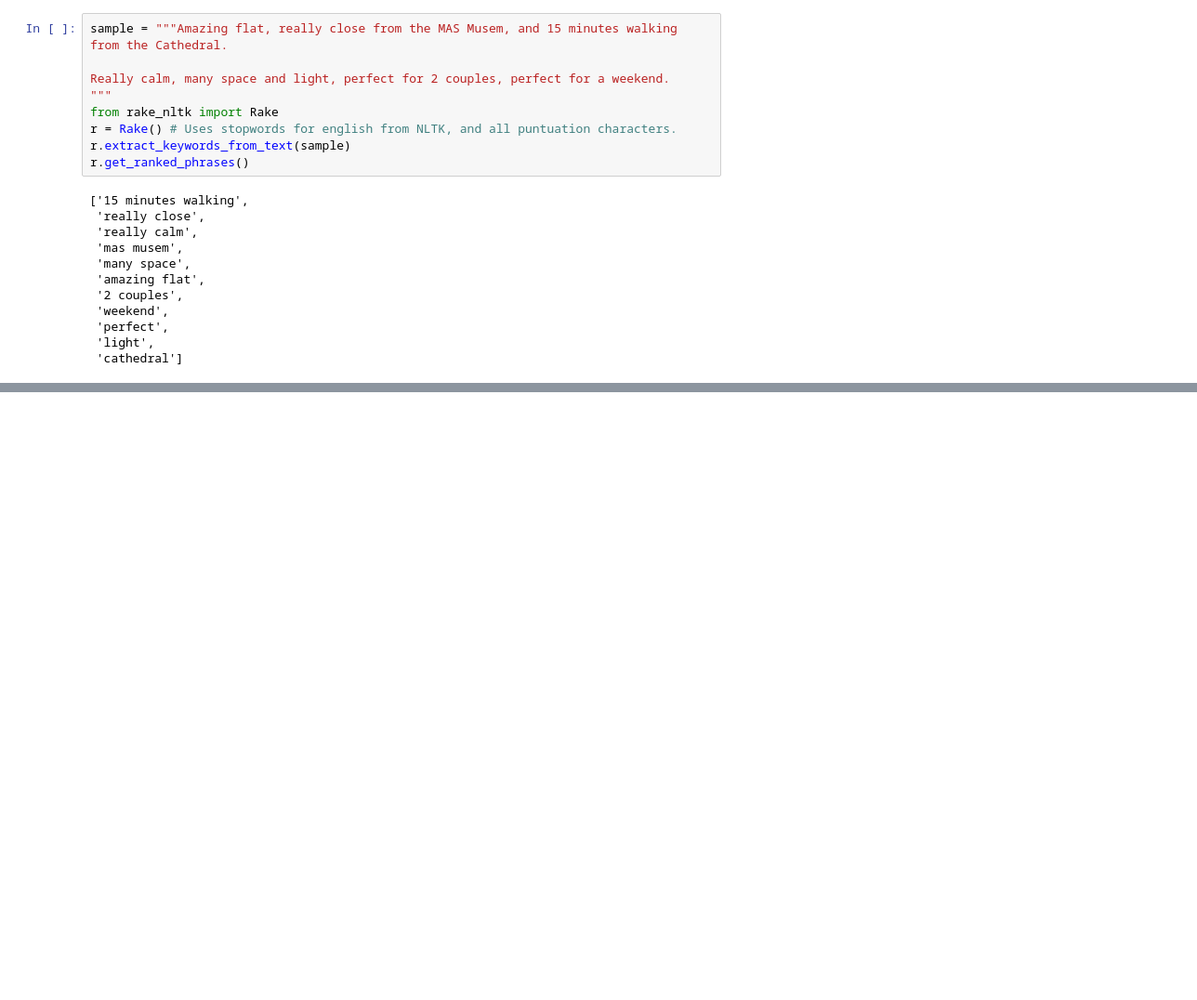
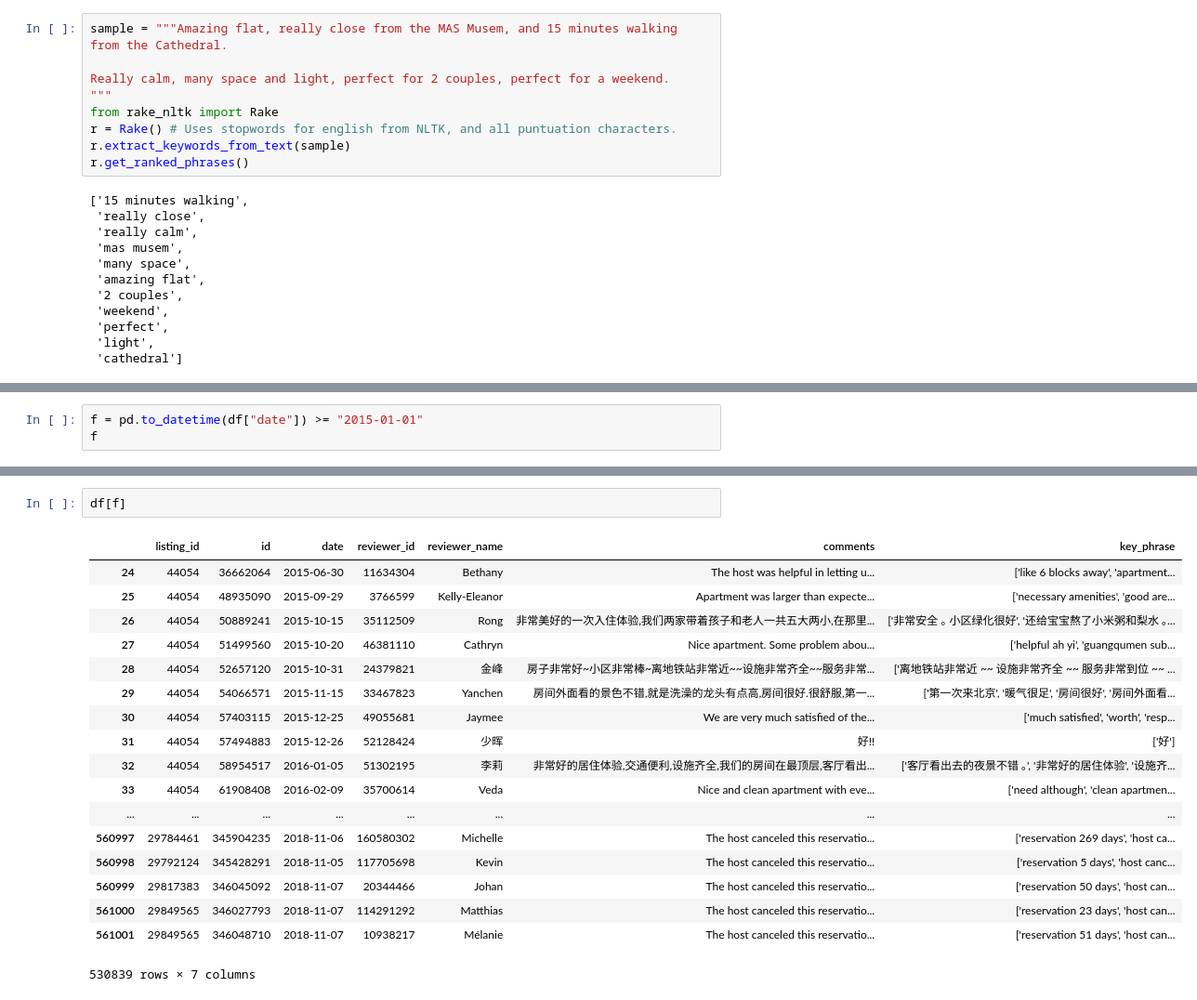
Before and after one commit to u940729/NTUT_0120, a Jupyter notebook: airbnb.ipynb, the cells around one changed output, grey strips where cells are left out. Shown at 93% size. Cells and saved outputs as stored; diff of their text form; blank space fills up the shorter version.

```diff
--- a/airbnb.ipynb
+++ b/airbnb.ipynb
@@ -222,0 +248,3 @@ df
+# %%
+f = pd.to_datetime(df["date"]) >= "2015-01-01"
+f
@@ -222,0 +269,21 @@ df
+# %%
+df[f]
+# %% [output]
+|  | listing_id | id | date | reviewer_id | reviewer_name | comments | key_phrase |
+| 24 | 44054 | 36662064 | 2015-06-30 | 11634304 | Bethany | The host was helpful in letting u... | ['like 6 blocks away', 'apartment... |
+| 25 | 44054 | 48935090 | 2015-09-29 | 3766599 | Kelly-Eleanor | Apartment was larger than expecte... | ['necessary amenities', 'good are... |
+| 26 | 44054 | 50889241 | 2015-10-15 | 35112509 | Rong | 非常美好的一次入住体验,我们两家带着孩子和老人一共五大两小,在那里... | ['非常安全 ｡ 小区绿化很好', '还给宝宝熬了小米粥和梨水 ｡... |
+| 27 | 44054 | 51499560 | 2015-10-20 | 46381110 | Cathryn | Nice apartment. Some problem abou... | ['helpful ah yi', 'guangqumen sub... |
+| 28 | 44054 | 52657120 | 2015-10-31 | 24379821 | 金峰 | 房子非常好~小区非常棒~离地铁站非常近~~设施非常齐全~~服务非常... | ['离地铁站非常近 ~~ 设施非常齐全 ~~ 服务非常到位 ~~ ... |
+| 29 | 44054 | 54066571 | 2015-11-15 | 33467823 | Yanchen | 房间外面看的景色不错,就是洗澡的龙头有点高,房间很好.很舒服,第一... | ['第一次来北京', '暖气很足', '房间很好', '房间外面看... |
+| 30 | 44054 | 57403115 | 2015-12-25 | 49055681 | Jaymee | We are very much satisfied of the... | ['much satisfied', 'worth', 'resp... |
+| 31 | 44054 | 57494883 | 2015-12-26 | 52128424 | 少晖 | 好!! | ['好'] |
+| 32 | 44054 | 58954517 | 2016-01-05 | 51302195 | 李莉 | 非常好的居住体验,交通便利,设施齐全,我们的房间在最顶层,客厅看出... | ['客厅看出去的夜景不错 ｡', '非常好的居住体验', '设施齐... |
+| 33 | 44054 | 61908408 | 2016-02-09 | 35700614 | Veda | Nice and clean apartment with eve... | ['need although', 'clean apartmen... |
+| ... | ... | ... | ... | ... | ... | ... | ... |
+| 560997 | 29784461 | 345904235 | 2018-11-06 | 160580302 | Michelle | The host canceled this reservatio... | ['reservation 269 days', 'host ca... |
+| 560998 | 29792124 | 345428291 | 2018-11-05 | 117705698 | Kevin | The host canceled this reservatio... | ['reservation 5 days', 'host canc... |
+| 560999 | 29817383 | 346045092 | 2018-11-07 | 20344466 | Johan | The host canceled this reservatio... | ['reservation 50 days', 'host can... |
+| 561000 | 29849565 | 346027793 | 2018-11-07 | 114291292 | Matthias | The host canceled this reservatio... | ['reservation 23 days', 'host can... |
+| 561001 | 29849565 | 346048710 | 2018-11-07 | 10938217 | Mélanie | The host canceled this reservatio... | ['reservation 51 days', 'host can... |
+530839 rows × 7 columns
```
Also changed, not shown: parts of 13 cells of this notebook.
